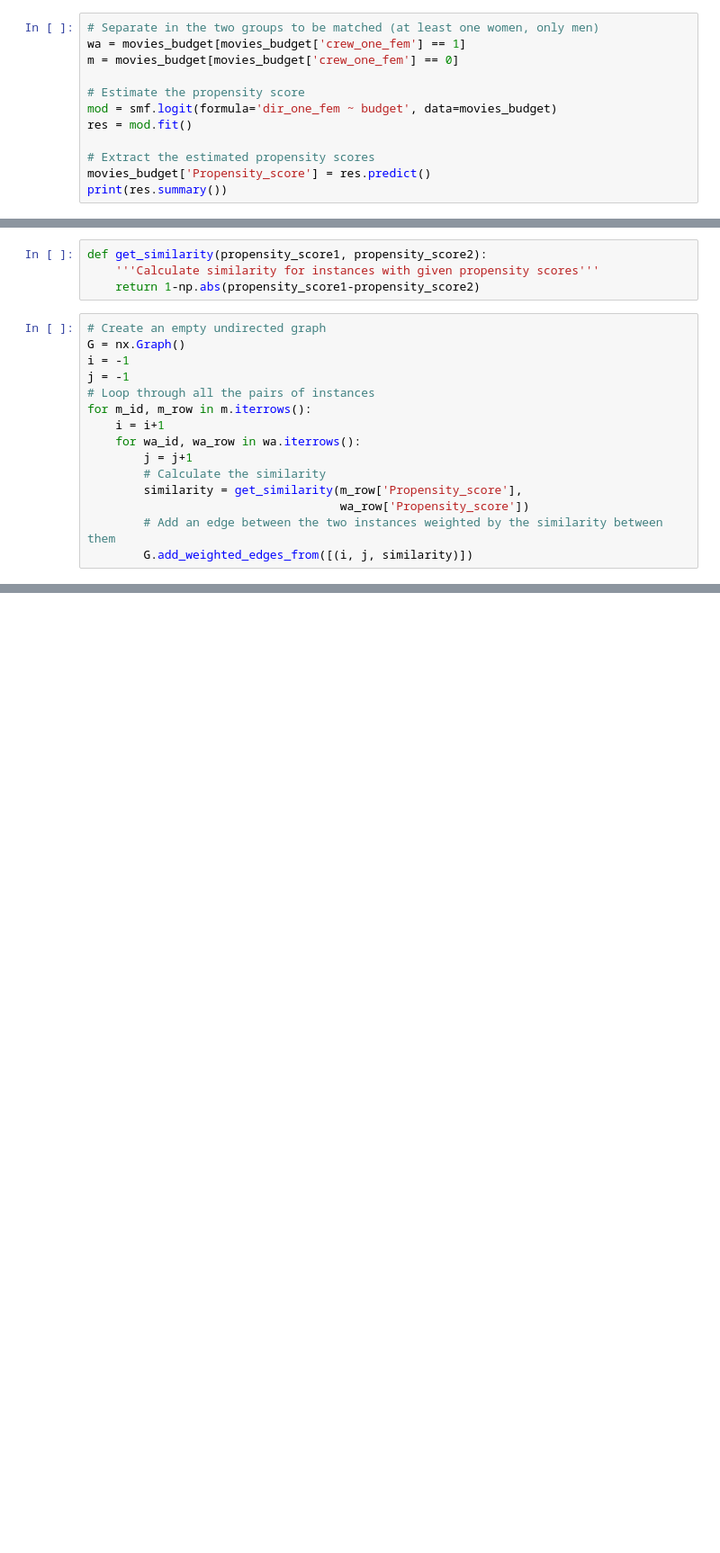
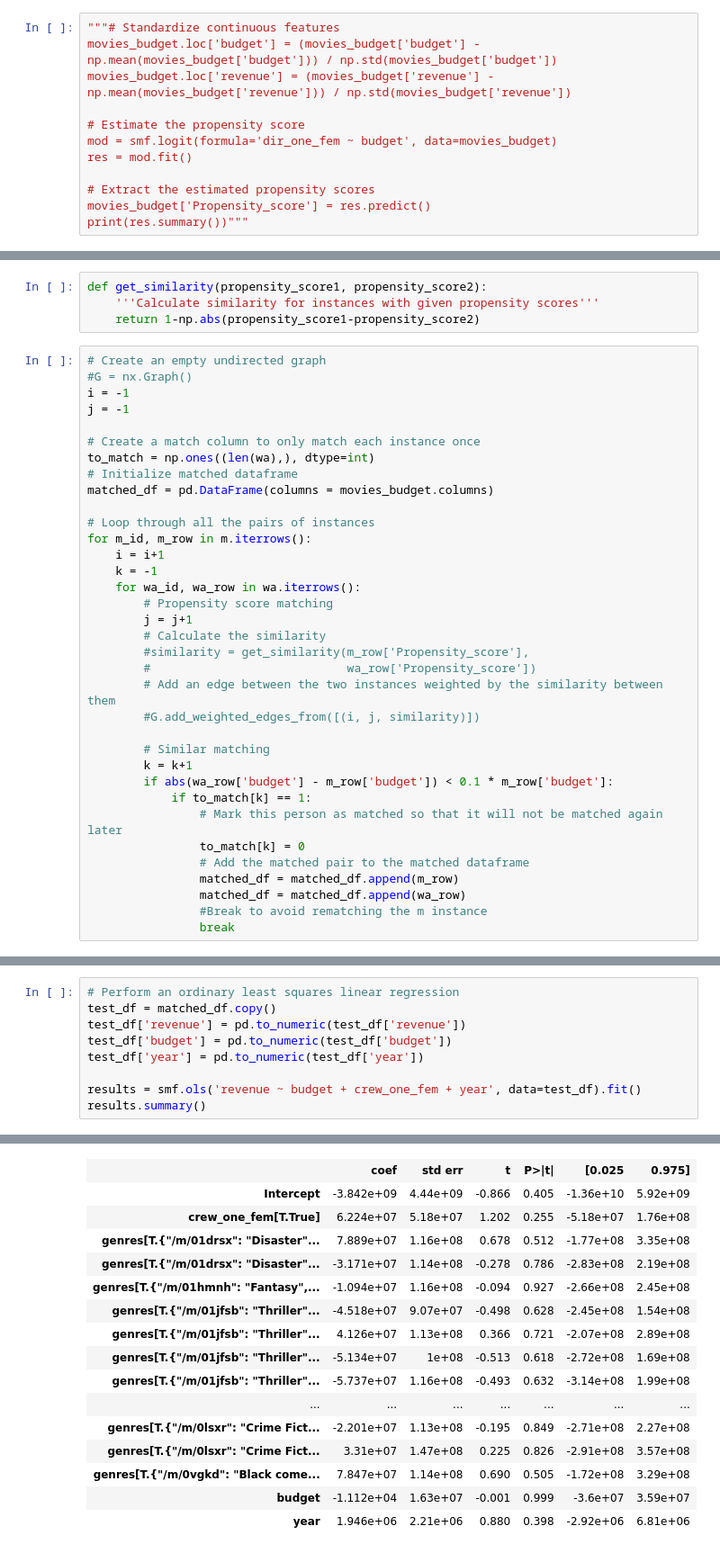
Before and after one commit to epfl-ada/ada-2022-project-xxdatasiencesxx, a Jupyter notebook: Projet.ipynb, the cells around one changed output, grey strips where cells are left out. Shown at 90% size. Drawn from its saved outputs; the diff is of its cells as text; blank space fills up the shorter version.

```diff
--- a/Projet.ipynb
+++ b/Projet.ipynb
@@ -575,7 +548,7 @@ movies_budget['budget'] = (movies_budget['budget'] - m)/s # standardize the cont
 # %%
-# Separate in the two groups to be matched (at least one women, only men)
-wa = movies_budget[movies_budget['crew_one_fem'] == 1]
-m = movies_budget[movies_budget['crew_one_fem'] == 0]
+"""# Standardize continuous features
+movies_budget.loc['budget'] = (movies_budget['budget'] - np.mean(movies_budget['budget'])) / np.std(movies_budget['budget'])
+movies_budget.loc['revenue'] = (movies_budget['revenue'] - np.mean(movies_budget['revenue'])) / np.std(movies_budget['revenue'])
 
 # Estimate the propensity score
 mod = smf.logit(formula='dir_one_fem ~ budget', data=movies_budget)
@@ -583,5 +556,5 @@ res = mod.fit()
 
 # Extract the estimated propensity scores
 movies_budget['Propensity_score'] = res.predict()
-print(res.summary())
+print(res.summary())"""
 # %% [output]
@@ -609,16 +569,36 @@ def get_similarity(propensity_score1, propensity_score2):
     return 1-np.abs(propensity_score1-propensity_score2)
 # %%
 # Create an empty undirected graph
-G = nx.Graph()
+#G = nx.Graph()
 i = -1
 j = -1
+
+# Create a match column to only match each instance once
+to_match = np.ones((len(wa),), dtype=int)
+# Initialize matched dataframe
+matched_df = pd.DataFrame(columns = movies_budget.columns)
+
 # Loop through all the pairs of instances
 for m_id, m_row in m.iterrows():
     i = i+1
+    k = -1
     for wa_id, wa_row in wa.iterrows():
+        # Propensity score matching
         j = j+1
         # Calculate the similarity
-        similarity = get_similarity(m_row['Propensity_score'],
-                                    wa_row['Propensity_score'])
+        #similarity = get_similarity(m_row['Propensity_score'],
+        #                            wa_row['Propensity_score'])
         # Add an edge between the two instances weighted by the similarity between them
-        G.add_weighted_edges_from([(i, j, similarity)])
+        #G.add_weighted_edges_from([(i, j, similarity)])
+
+        # Similar matching
+        k = k+1
+        if abs(wa_row['budget'] - m_row['budget']) < 0.1 * m_row['budget']:
+            if to_match[k] == 1:
+                # Mark this person as matched so that it will not be matched again later
+                to_match[k] = 0
+                # Add the matched pair to the matched dataframe
+                matched_df = matched_df.append(m_row)
+                matched_df = matched_df.append(wa_row)
+                #Break to avoid rematching the m instance
+                break
@@ -663,0 +697,10 @@ stats.pearsonr(movie_stats['revenue'], movie_stats['budget'])
+# %%
+# Perform an ordinary least squares linear regression
+test_df = matched_df.copy()
+test_df['revenue'] = pd.to_numeric(test_df['revenue'])
+test_df['budget'] = pd.to_numeric(test_df['budget'])
+test_df['year'] = pd.to_numeric(test_df['year'])
+
+results = smf.ols('revenue ~ budget + crew_one_fem + year', data=test_df).fit()
+results.summary()
+# %% [output]
@@ -663,0 +717,16 @@ stats.pearsonr(movie_stats['revenue'], movie_stats['budget'])
+|  | coef | std err | t | P>|t| | [0.025 | 0.975] |
+| Intercept | -3.842e+09 | 4.44e+09 | -0.866 | 0.405 | -1.36e+10 | 5.92e+09 |
+| crew_one_fem[T.True] | 6.224e+07 | 5.18e+07 | 1.202 | 0.255 | -5.18e+07 | 1.76e+08 |
+| genres[T.{"/m/01drsx": "Disaster"... | 7.889e+07 | 1.16e+08 | 0.678 | 0.512 | -1.77e+08 | 3.35e+08 |
+| genres[T.{"/m/01drsx": "Disaster"... | -3.171e+07 | 1.14e+08 | -0.278 | 0.786 | -2.83e+08 | 2.19e+08 |
+| genres[T.{"/m/01hmnh": "Fantasy",... | -1.094e+07 | 1.16e+08 | -0.094 | 0.927 | -2.66e+08 | 2.45e+08 |
+| genres[T.{"/m/01jfsb": "Thriller"... | -4.518e+07 | 9.07e+07 | -0.498 | 0.628 | -2.45e+08 | 1.54e+08 |
+| genres[T.{"/m/01jfsb": "Thriller"... | 4.126e+07 | 1.13e+08 | 0.366 | 0.721 | -2.07e+08 | 2.89e+08 |
+| genres[T.{"/m/01jfsb": "Thriller"... | -5.134e+07 | 1e+08 | -0.513 | 0.618 | -2.72e+08 | 1.69e+08 |
+| genres[T.{"/m/01jfsb": "Thriller"... | -5.737e+07 | 1.16e+08 | -0.493 | 0.632 | -3.14e+08 | 1.99e+08 |
+| ... | ... | ... | ... | ... | ... | ... |
+| genres[T.{"/m/0lsxr": "Crime Fict... | -2.201e+07 | 1.13e+08 | -0.195 | 0.849 | -2.71e+08 | 2.27e+08 |
+| genres[T.{"/m/0lsxr": "Crime Fict... | 3.31e+07 | 1.47e+08 | 0.225 | 0.826 | -2.91e+08 | 3.57e+08 |
+| genres[T.{"/m/0vgkd": "Black come... | 7.847e+07 | 1.14e+08 | 0.690 | 0.505 | -1.72e+08 | 3.29e+08 |
+| budget | -1.112e+04 | 1.63e+07 | -0.001 | 0.999 | -3.6e+07 | 3.59e+07 |
+| year | 1.946e+06 | 2.21e+06 | 0.880 | 0.398 | -2.92e+06 | 6.81e+06 |
```
Also changed, not shown: parts of 32 cells of this notebook.
